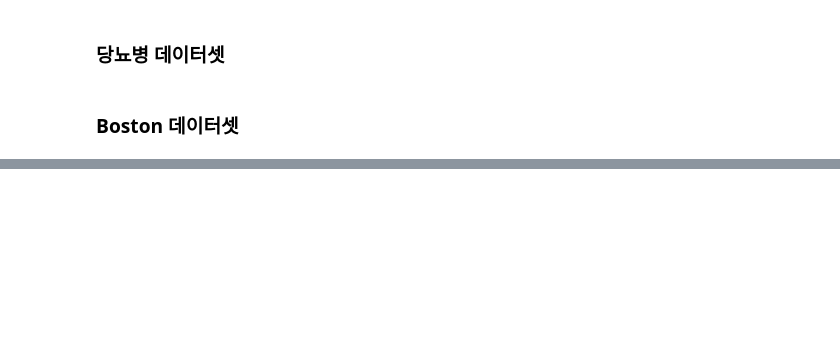
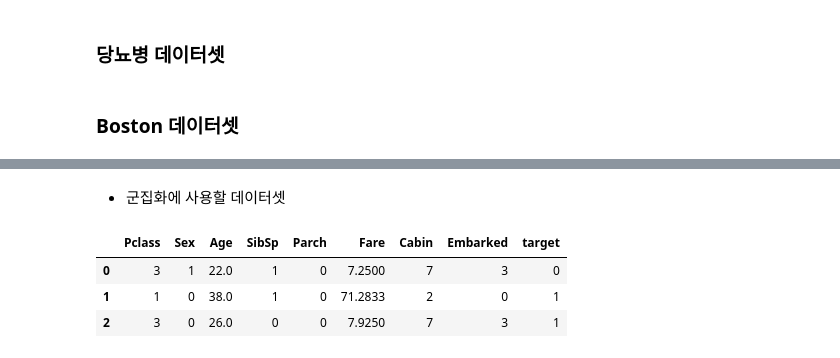
Before and after one commit to EGEG1212/Flask-web, a Jupyter notebook: 04.MachineLearning/make_train_test_file.ipynb, the cells around one changed output, grey strips where cells are left out. Drawn from its saved outputs; the diff is of its cells as text; code cells hidden in the pictures; blank space fills up the shorter version.

```diff
--- a/04.MachineLearning/make_train_test_file.ipynb
+++ b/04.MachineLearning/make_train_test_file.ipynb
@@ -141,0 +215,11 @@ X_test.to_csv('static/data/boston_test.csv', index=False)
+# %% [markdown]
+- 군집화에 사용할 데이터셋
+# %%
+titanic_df['target'] = titanic_df.Survived
+titanic_df.drop(['Survived'], axis=1, inplace=True)
+titanic_df.head(3)
+# %% [output]
+|  | Pclass | Sex | Age | SibSp | Parch | Fare | Cabin | Embarked | target |
+| 0 | 3 | 1 | 22.0 | 1 | 0 | 7.2500 | 7 | 3 | 0 |
+| 1 | 1 | 0 | 38.0 | 1 | 0 | 71.2833 | 2 | 0 | 1 |
+| 2 | 3 | 0 | 26.0 | 0 | 0 | 7.9250 | 7 | 3 | 1 |
```
Also changed, not shown: parts of 27 cells of this notebook, 58 other files.
